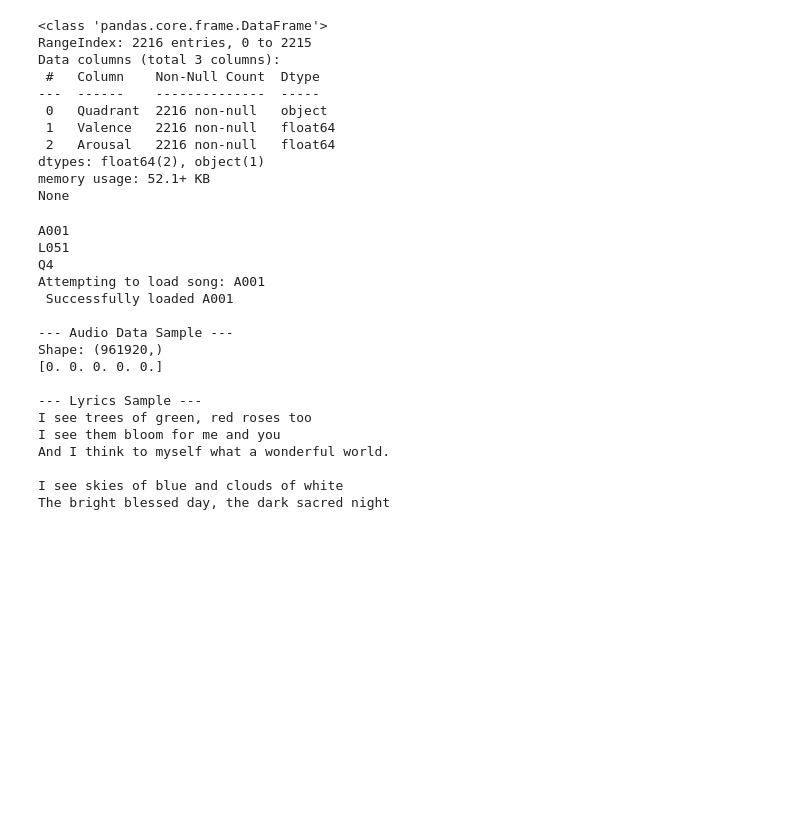
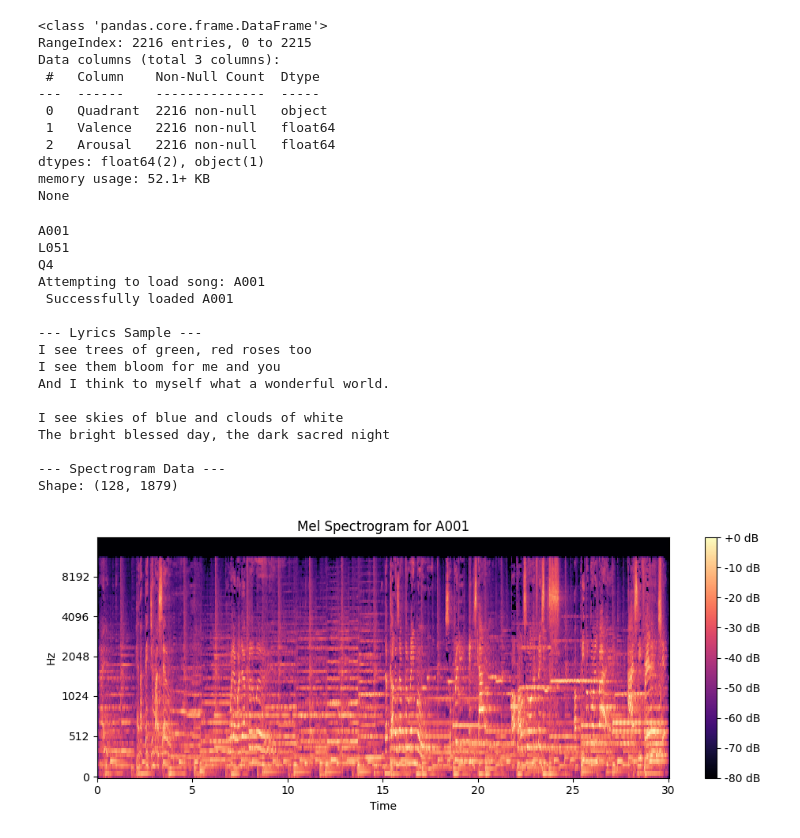
Before and after one commit to GemmaGorey/Dissertation, a Jupyter notebook: Dissertation_GG.ipynb, the cells around one changed output. Saved outputs shown, nothing was run; the diff lists cells and outputs as text; code cells hidden in the pictures; blank space fills up the shorter version.

```diff
--- a/Dissertation_GG.ipynb
+++ b/Dissertation_GG.ipynb
@@ -211,12 +208,17 @@ def load_song_data(song_id, lyric_id, quadrant):
         # load the audio file
         audio_waveform, sample_rate = librosa.load(audio_path, sr=None) #preserve original sample rate
 
+        #Process Audio into a Mel Spectrogram
+        mel_spectrogram = librosa.feature.melspectrogram(y=audio_waveform, sr=sample_rate)
+        # Convert to decibels
+        db_spectrogram = librosa.power_to_db(mel_spectrogram, ref=np.max)
+
         # load lyrics text
         with open(lyrics_path, 'r', encoding='utf-8') as f:
             lyrics_text = f.read()
 
         print(f" Successfully loaded {song_id}")
-        return audio_waveform, lyrics_text
+        return db_spectrogram, lyrics_text
 
     except Exception as e:
         print(f" An error occurred for {song_id}: {e}")
@@ -224,39 +226,49 @@ def load_song_data(song_id, lyric_id, quadrant):
 # %%
 # Get the ID and Quadrant from the first row of your dataframe
 test_audio_id = final_df.iloc[0]['Audio_Song']
 test_lyric_id = final_df.iloc[0]['Lyric_Song_x']
 test_quadrant = final_df.iloc[0]['Quadrant']
 
 print(test_audio_id)
 print(test_lyric_id)
 print(test_quadrant)
 
-# Call your new function
-audio, lyrics = load_song_data(test_audio_id, test_lyric_id, test_quadrant)
+# Call function
+spectrogram, lyrics = load_song_data(test_audio_id, test_lyric_id, test_quadrant)
 
-# Check the output to see if it worked
-if audio is not None:
-    print("\n--- Audio Data Sample ---")
-    print(f"Shape: {audio.shape}") # This shows you the audio was loaded as an array
-    print(audio[:5])
 
+# Check the output to see if it worked - lyrics
+if lyrics is not None:
     print("\n--- Lyrics Sample ---")
     print(lyrics[:200]) # This prints the first 200 characters of the lyrics
+
+# Check the output of the audio conversion
+if spectrogram is not None:
+    print("\n--- Spectrogram Data ---")
+    print(f"Shape: {spectrogram.shape}") # This will be a 2D shape now
+
+    # --- Visualize the Spectrogram ---
+    plt.figure(figsize=(10, 4))
+    librosa.display.specshow(spectrogram, sr=librosa.get_samplerate(path=os.path.join('/content/drive/MyDrive/dissertation/MERGE_Bimodal_Complete/audio', test_quadrant, f'{test_audio_id}.mp3')), x_axis='time', y_axis='mel')
+    plt.colorbar(format='%+2.0f dB')
+    plt.title(f'Mel Spectrogram for {test_audio_id}')
+    plt.tight_layout()
+    plt.show()
 # %% [output]
 A001
 L051
 Q4
 Attempting to load song: A001
  Successfully loaded A001
-
---- Audio Data Sample ---
-Shape: (961920,)
-[0. 0. 0. 0. 0.]
 
 --- Lyrics Sample ---
 I see trees of green, red roses too
 I see them bloom for me and you
 And I think to myself what a wonderful world.
 
 I see skies of blue and clouds of white
 The bright blessed day, the dark sacred night
+
+--- Spectrogram Data ---
+Shape: (128, 1879)
+[figure, added]
```
Also changed, not shown: parts of 3 cells of this notebook.
